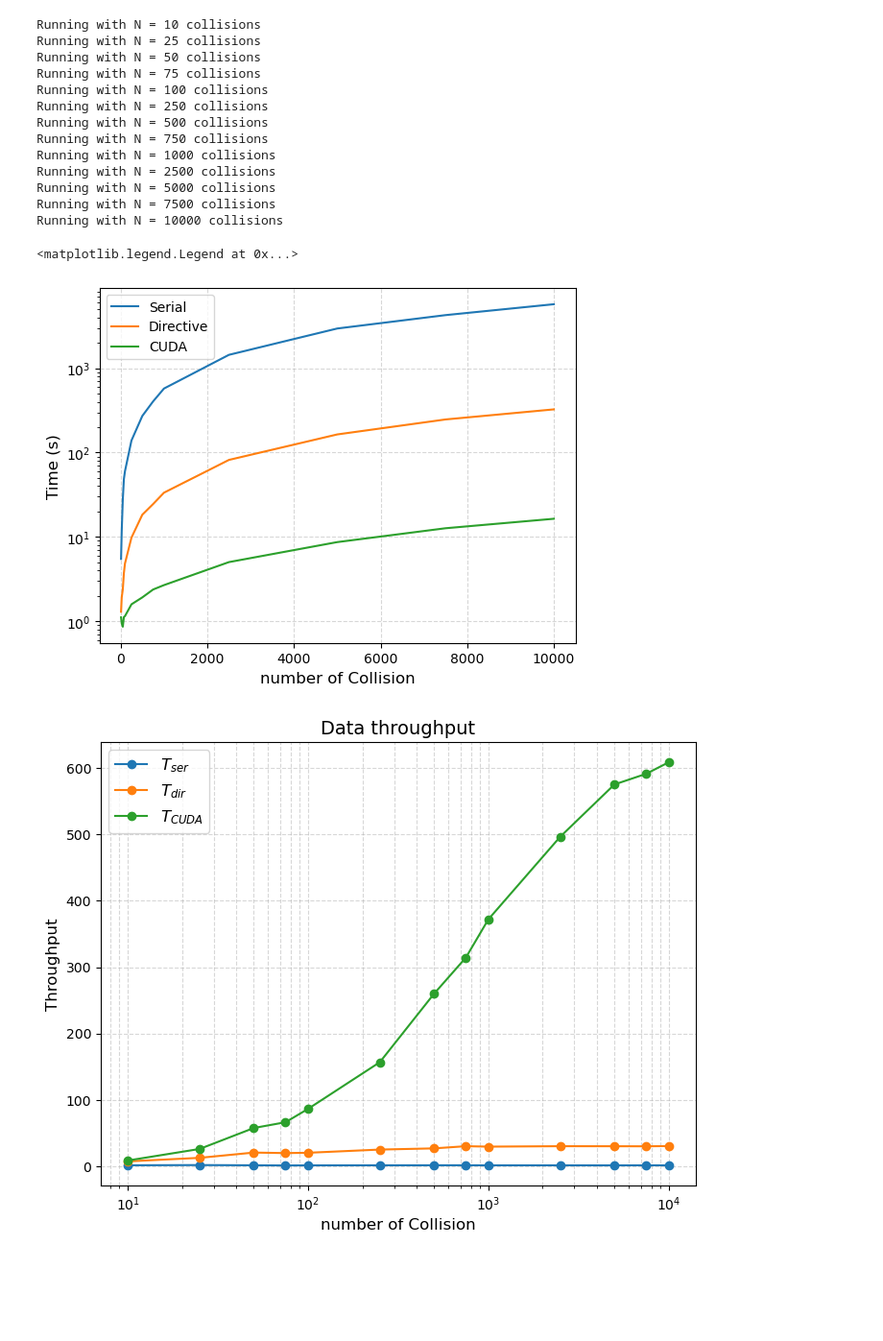
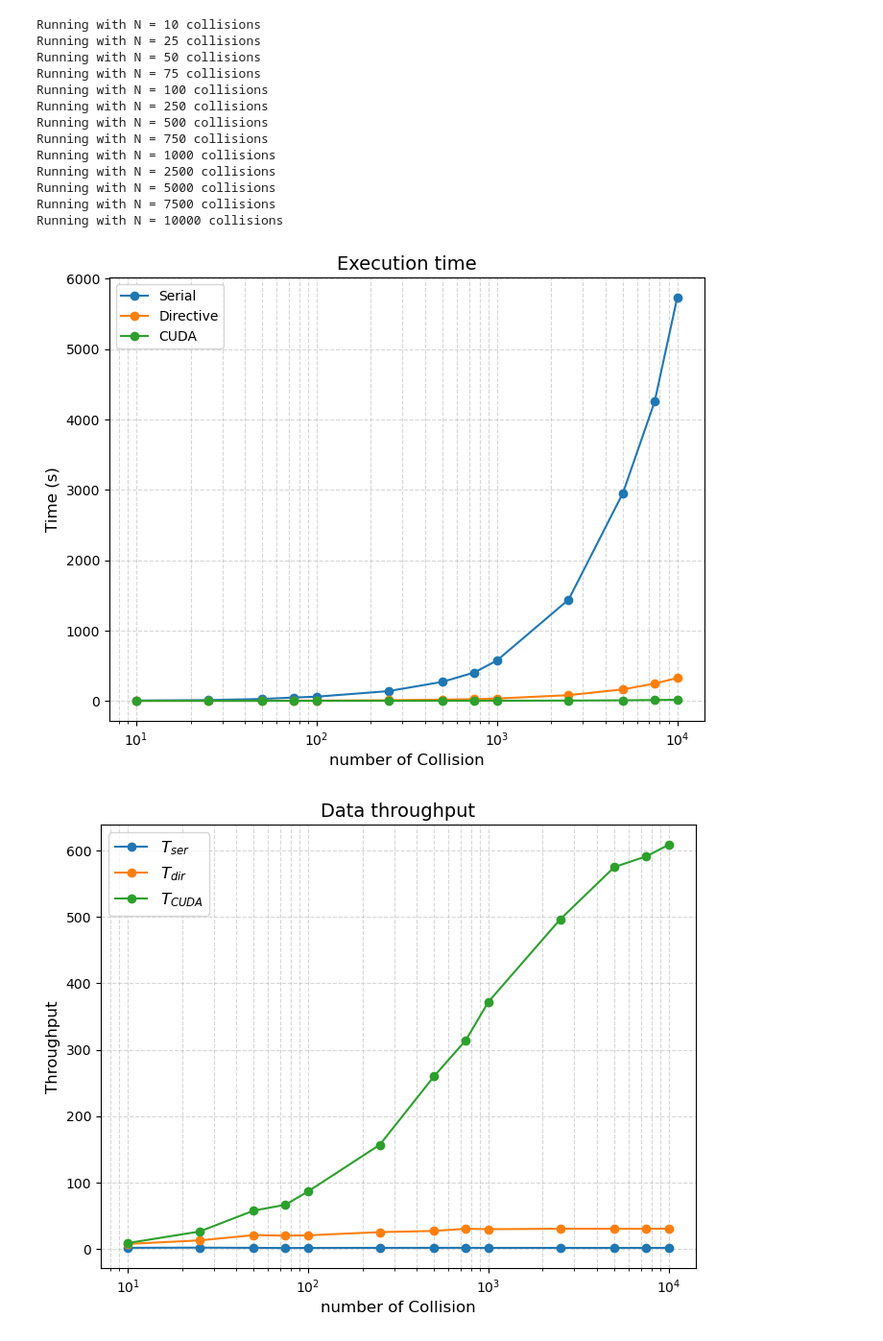
Before and after one commit to FrancescoLR02/JetClustering, a Jupyter notebook: Analysis.ipynb, the cells around one changed output. Shown at 96% size. Drawn from its saved outputs; the diff is of its cells as text; code cells hidden in the pictures; blank space fills up the shorter version.

```diff
--- a/Analysis.ipynb
+++ b/Analysis.ipynb
@@ -309,19 +309,25 @@ numCollision = np.array([10, 25, 50, 75, 100, 250, 500, 750, 1000, 2500, 5000, 7
 with open('BenchmarkTime.pkl', 'rb') as f:
    BenchmarkTime = pickle.load(f)
 # %%
-plt.plot(numCollision, BenchmarkTime['Serial'], label="Serial")
-plt.plot(numCollision, BenchmarkTime['Directive'], label="Directive")
-plt.plot(numCollision, BenchmarkTime['CUDA'], label="CUDA")
+
+plt.figure(figsize = (8, 6))
+
+plt.plot(numCollision, BenchmarkTime['Serial'], '-o', label="Serial")
+plt.plot(numCollision, BenchmarkTime['Directive'], '-o', label="Directive")
+plt.plot(numCollision, BenchmarkTime['CUDA'], '-o', label="CUDA")
 
 plt.xlabel("number of Collision", fontsize = 12)
 plt.ylabel("Time (s)", fontsize = 12)
-plt.grid(True, alpha = 0.5, linestyle = '--')
+plt.grid(True, alpha = 0.5, linestyle = '--', axis = 'both', which='both')
 
-plt.yscale('log')
+plt.title('Execution time', fontsize = 14)
+#plt.yscale('log')
+plt.xscale('log')
 plt.legend()
+
+plt.savefig('Time.pdf')
 # %% [output]
-<matplotlib.legend.Legend at 0x...>
-[figure, old version]
+[figure, new version]
 # %%
 #Throughput:
 T_serial = numCollision/BenchmarkTime['Serial']
```
Also changed, not shown: parts of 2 cells of this notebook, 6 other files.
